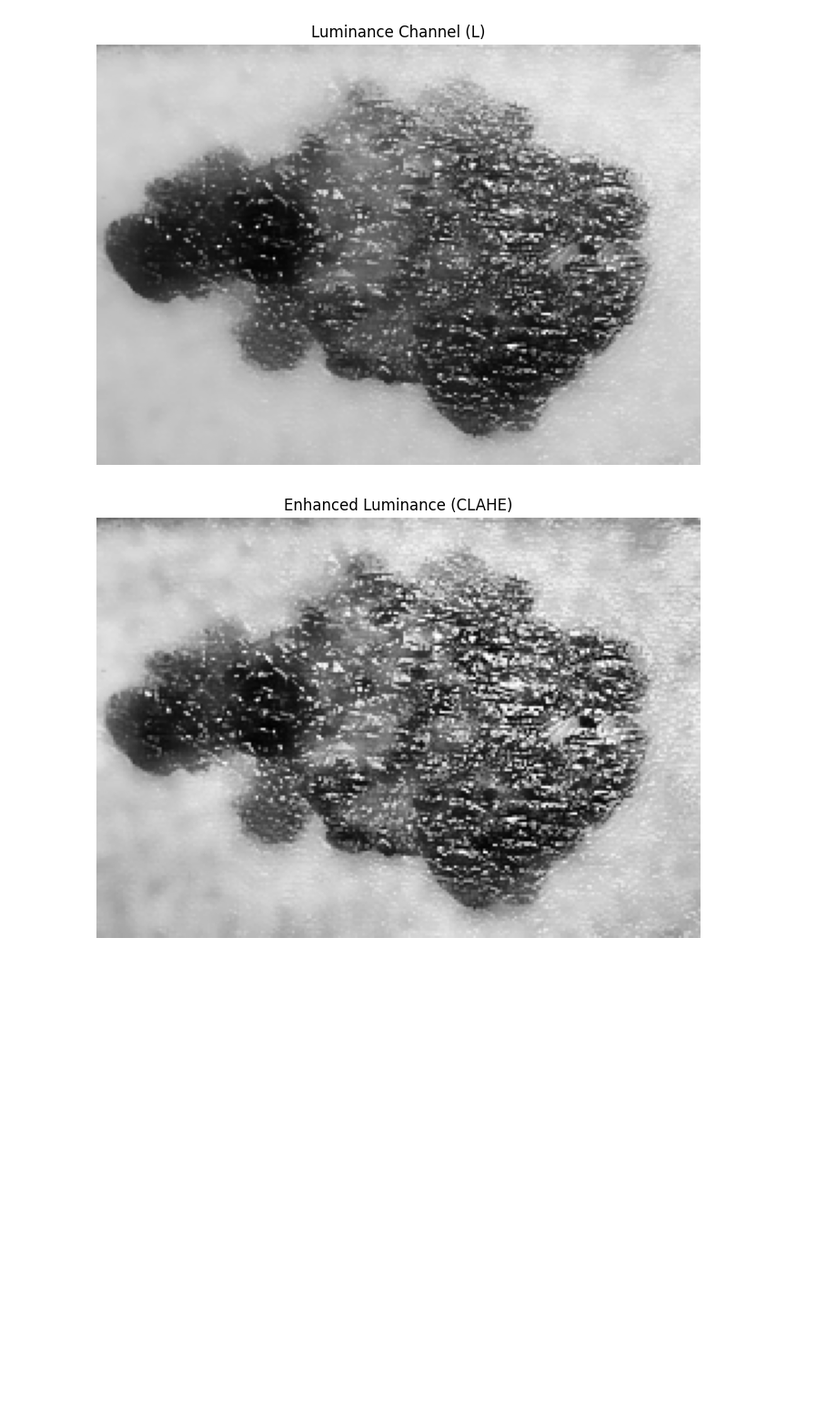
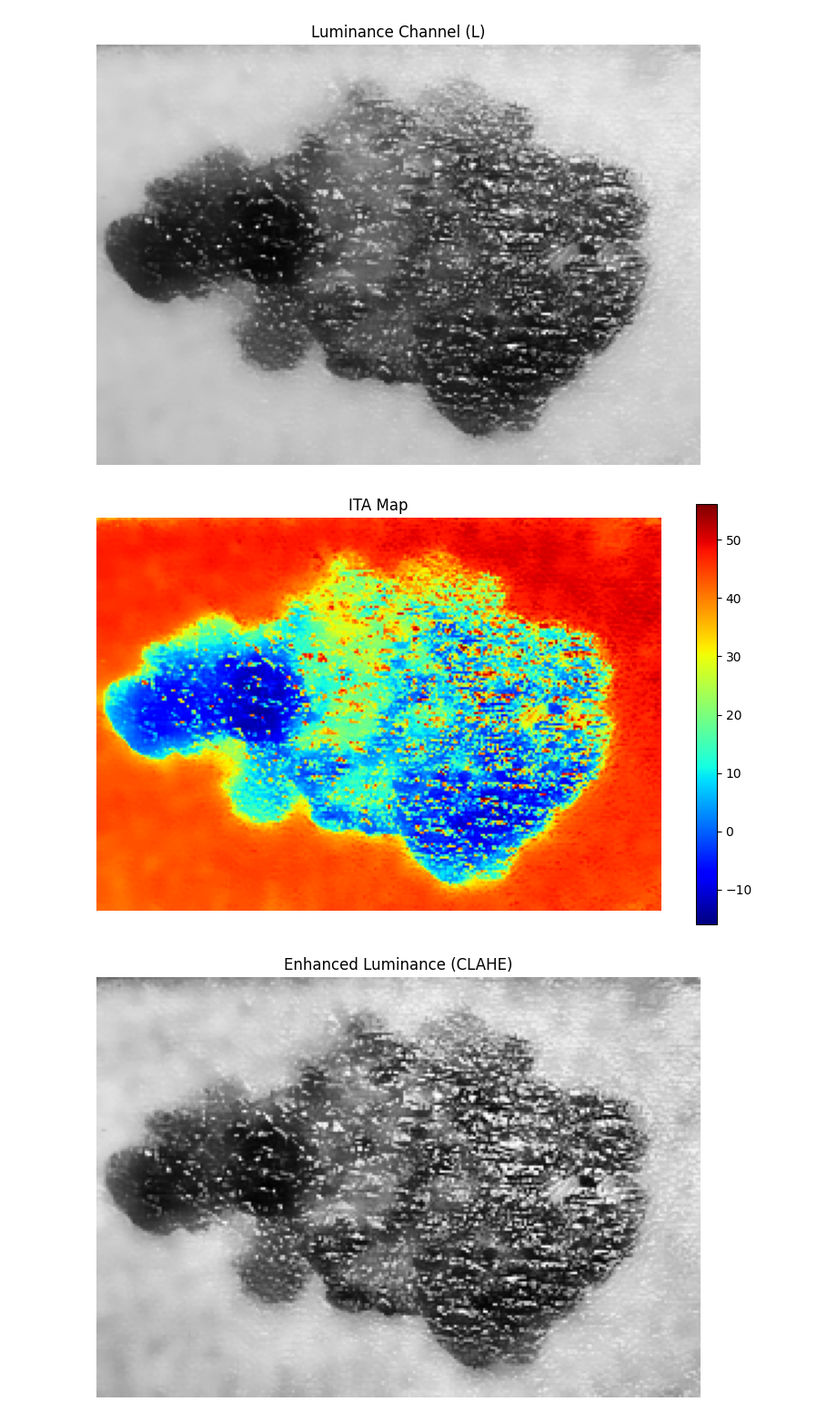
Before and after one commit to Larina-Yu/SkinScanner, a Jupyter notebook: skin_analysis.ipynb, the cells around one changed output. Shown at 91% size. Saved outputs shown, nothing was run; the diff lists cells and outputs as text; code cells hidden in the pictures; blank space fills up the shorter version.

```diff
--- a/skin_analysis.ipynb
+++ b/skin_analysis.ipynb
@@ -20,11 +22,9 @@ plt.show()
 # %% [output]
 [figure]
 # %%
-# Bilateral filter preserves edges better than Gaussian blur
-# Parameters: d=diameter, sigmaColor, sigmaSpace
-denoised = cv2.bilateralFilter(image, d=9, sigmaColor=75, sigmaSpace=75)
-
-plt.imshow(denoised)
+# Cell 3: Denoise using bilateral filter
+denoised = cv2.bilateralFilter(img, d=9, sigmaColor=75, sigmaSpace=75)
+plt.imshow(cv2.cvtColor(denoised, cv2.COLOR_BGR2RGB))
 plt.title("Denoised Image")
 plt.axis('off')
 plt.show()
@@ -44,4 +41,26 @@ plt.axis('off')
 plt.show()
 # %% [output]
 [figure]
+# %%
+# Cell 5: Compute ITA (Individual Typology Angle) from L and B channels
+import numpy as np
+
+# Convert channels to float
+L_float = L.astype(float)
+B_float = B.astype(float)
+
+# Avoid division by zero
+B_safe = np.where(B_float == 0, 1e-6, B_float)
+
+# ITA calculation in degrees
+ITA = np.arctan((L_float - 50) / B_safe) * (180 / np.pi)
+
+# Visualize ITA map
+plt.imshow(ITA, cmap='jet')
+plt.colorbar()
+plt.title("ITA Map")
+plt.axis('off')
+plt.show()
+# %% [output]
+[figure, added]
 # %%
```
Also changed, not shown: parts of 11 cells of this notebook.
